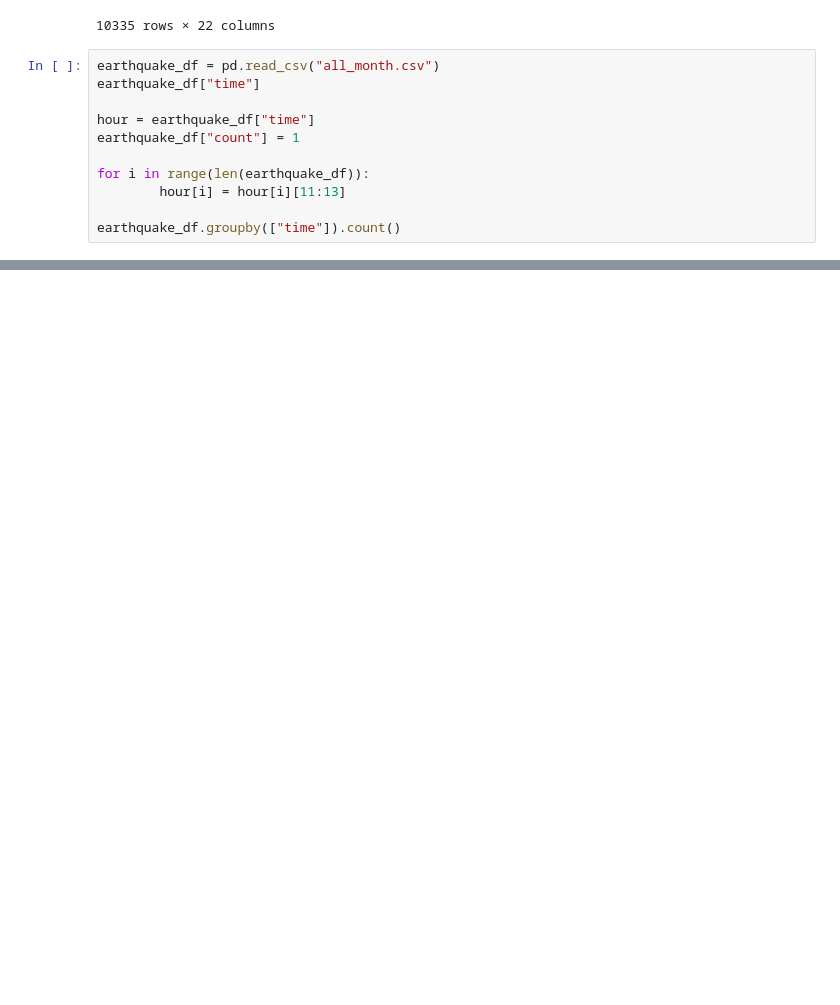
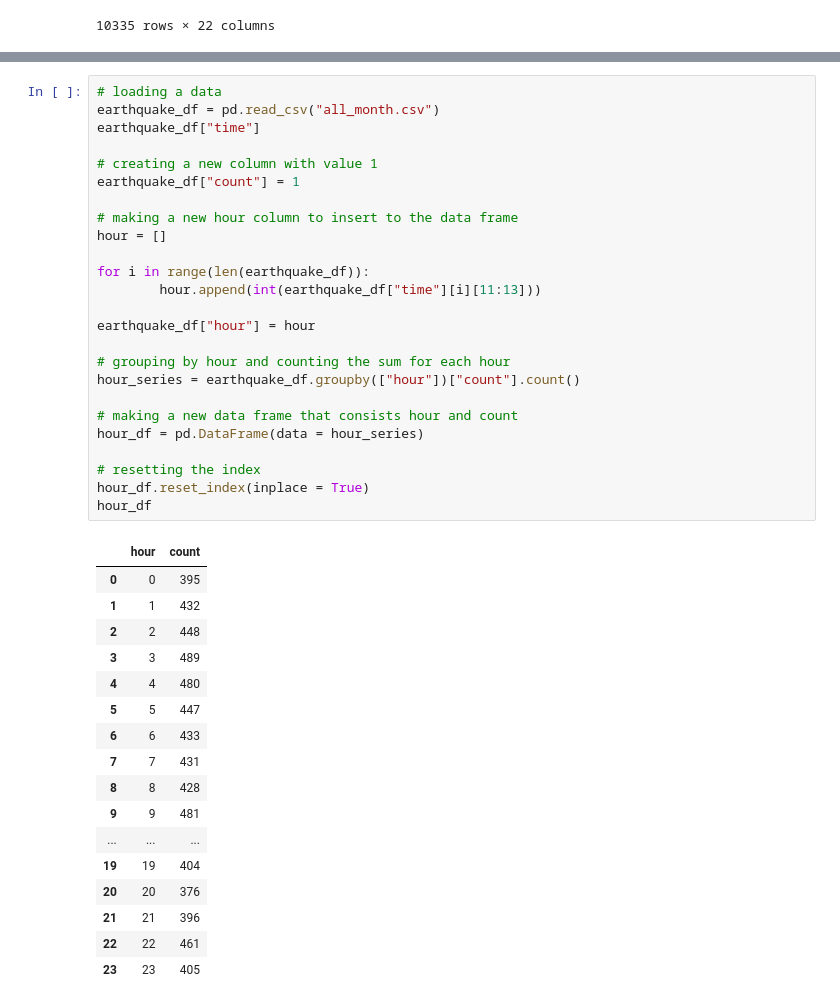
Before and after one commit to usuajiayako/DataScienceWeek3, a Jupyter notebook: data_visualisation_assignment.ipynb, the cells around one changed output, grey strips where cells are left out. Drawn from its saved outputs; the diff is of its cells as text; blank space fills up the shorter version.

```diff
--- a/data_visualisation_assignment.ipynb
+++ b/data_visualisation_assignment.ipynb
@@ -19,14 +19,3 @@ earthquake_df
 | 10333 | 2022-09-13T02:15:34.856Z | -58.606500 | -15.963300 | 10.000000 | 4.60 | mb | 17.0 | 101.000000 | 14.171000 | 0.87000 | ... | ... |
 | 10334 | 2022-09-13T02:15:13.283Z | 39.599400 | -120.416000 | 0.000000 | 0.40 | ml | 6.0 | 205.820000 | 0.152000 | 0.06500 | ... | ... |
 10335 rows × 22 columns
-# %%
-earthquake_df = pd.read_csv("all_month.csv")
-earthquake_df["time"]
-
-hour = earthquake_df["time"]
-earthquake_df["count"] = 1
-
-for i in range(len(earthquake_df)):
-        hour[i] = hour[i][11:13]
-
-earthquake_df.groupby(["time"]).count()
@@ -91,0 +22,43 @@ plt.figure()
+# %%
+# loading a data
+earthquake_df = pd.read_csv("all_month.csv")
+earthquake_df["time"]
+
+# creating a new column with value 1
+earthquake_df["count"] = 1
+
+# making a new hour column to insert to the data frame
+hour = []
+
+for i in range(len(earthquake_df)):
+        hour.append(int(earthquake_df["time"][i][11:13]))
+
+earthquake_df["hour"] = hour
+
+# grouping by hour and counting the sum for each hour
+hour_series = earthquake_df.groupby(["hour"])["count"].count()
+
+# making a new data frame that consists hour and count
+hour_df = pd.DataFrame(data = hour_series)
+
+# resetting the index
+hour_df.reset_index(inplace = True)
+hour_df
+# %% [output]
+|  | hour | count |
+| 0 | 0 | 395 |
+| 1 | 1 | 432 |
+| 2 | 2 | 448 |
+| 3 | 3 | 489 |
+| 4 | 4 | 480 |
+| 5 | 5 | 447 |
+| 6 | 6 | 433 |
+| 7 | 7 | 431 |
+| 8 | 8 | 428 |
+| 9 | 9 | 481 |
+| ... | ... | ... |
+| 19 | 19 | 404 |
+| 20 | 20 | 376 |
+| 21 | 21 | 396 |
+| 22 | 22 | 461 |
+| 23 | 23 | 405 |
```
Also changed, not shown: parts of 5 cells of this notebook.
